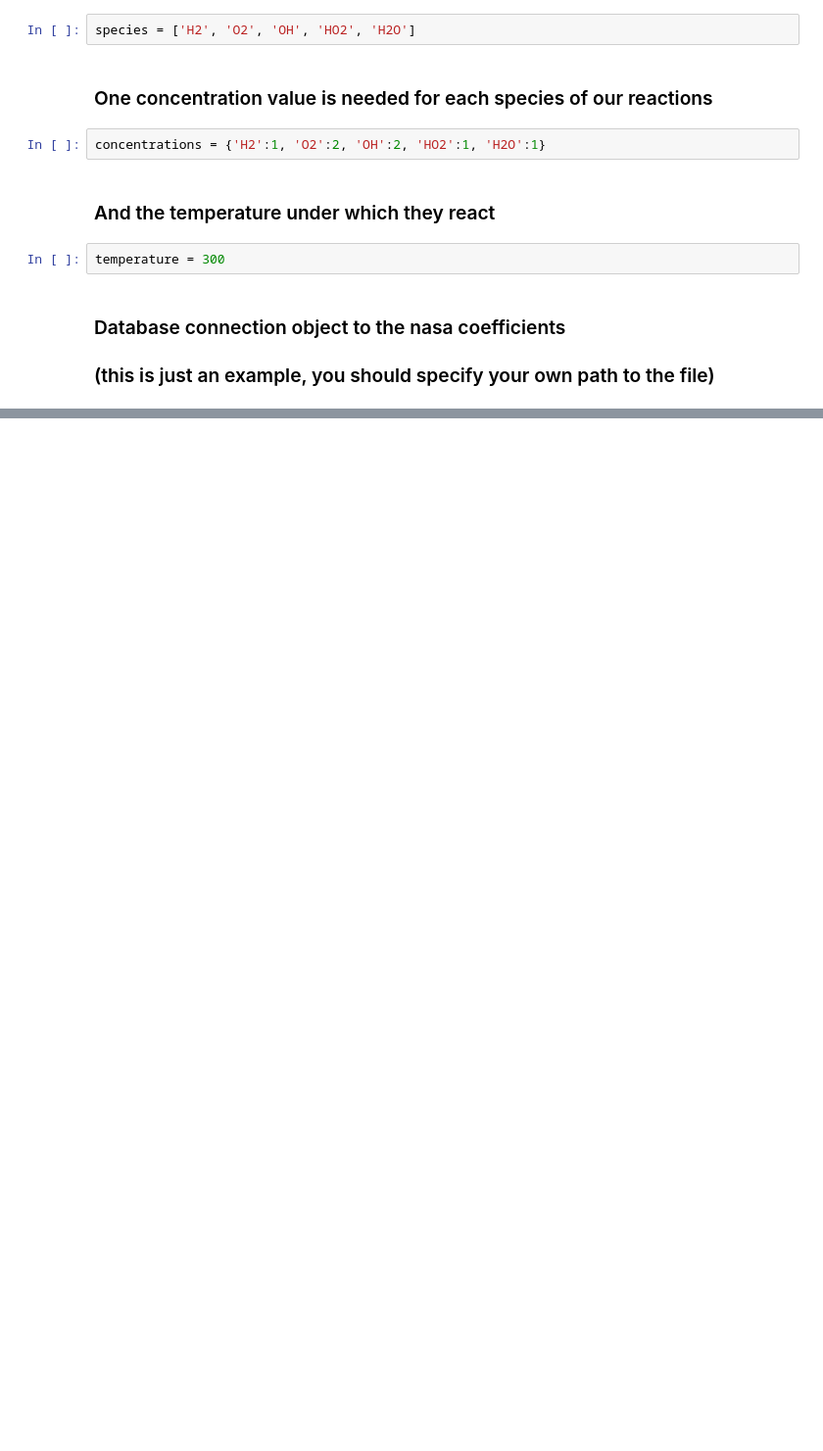
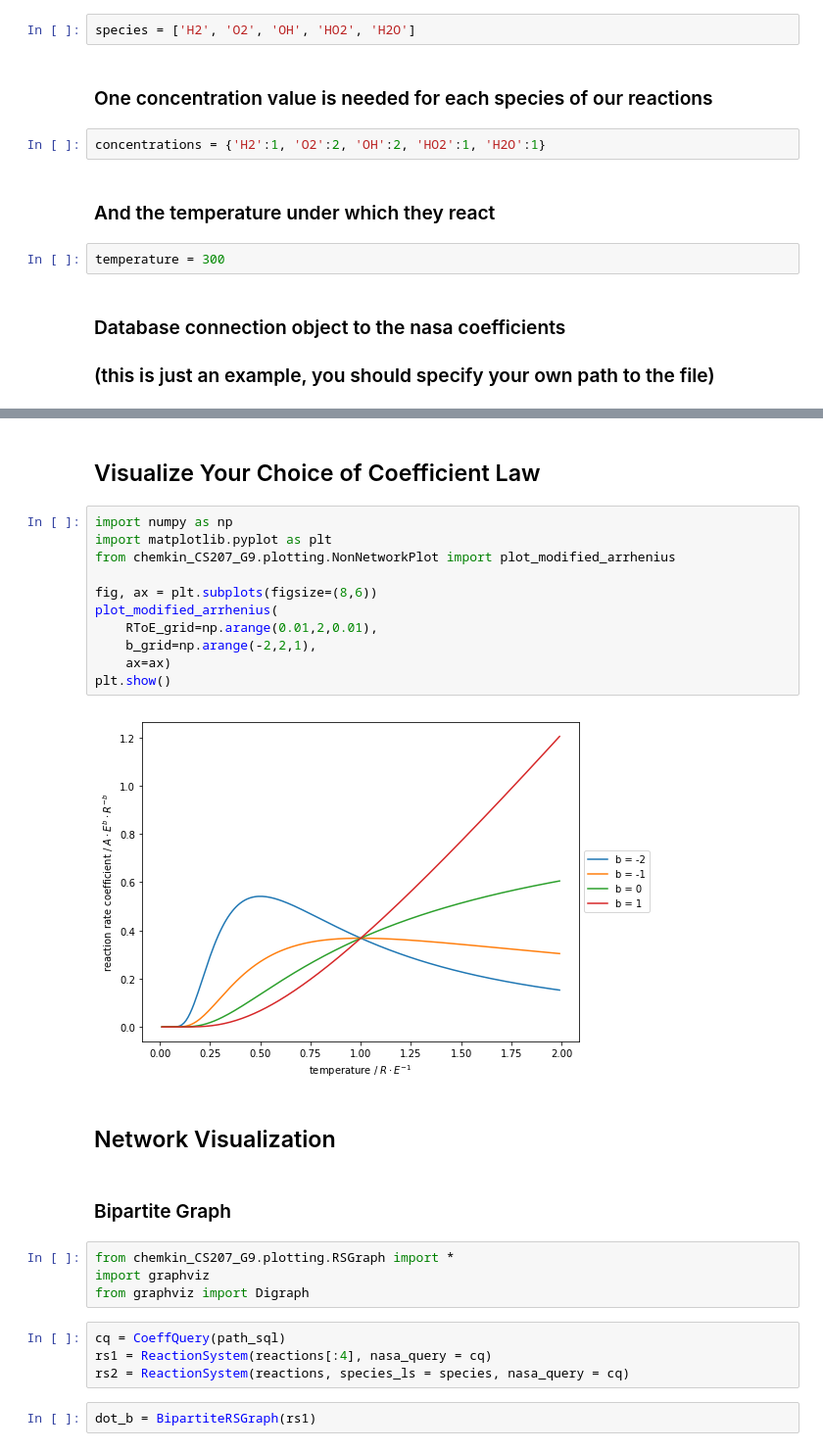
Before and after one commit to cs207group9/cs207-FinalProject, a Jupyter notebook: DEMO_MONDAY_DEC_11_GROUP9.ipynb, the cells around one changed output, grey strips where cells are left out. Shown at 98% size. Cells and saved outputs as stored; diff of their text form; blank space fills up the shorter version.

```diff
--- a/DEMO_MONDAY_DEC_11_GROUP9.ipynb
+++ b/DEMO_MONDAY_DEC_11_GROUP9.ipynb
@@ -33,0 +199,29 @@ nasa_query = CoeffQuery('nasa_thermo_all.sqlite')
+# %% [markdown]
+## Visualize Your Choice of Coefficient Law
+# %%
+import numpy as np
+import matplotlib.pyplot as plt
+from chemkin_CS207_G9.plotting.NonNetworkPlot import plot_modified_arrhenius
+
+fig, ax = plt.subplots(figsize=(8,6))
+plot_modified_arrhenius(
+    RToE_grid=np.arange(0.01,2,0.01),
+    b_grid=np.arange(-2,2,1),
+    ax=ax)
+plt.show()
+# %% [output]
+[figure, added]
+# %% [markdown]
+##  Network Visualization
+# %% [markdown]
+### Bipartite Graph
+# %%
+from chemkin_CS207_G9.plotting.RSGraph import *
+import graphviz
+from graphviz import Digraph
+# %%
+cq = CoeffQuery(path_sql)
+rs1 = ReactionSystem(reactions[:4], nasa_query = cq)
+rs2 = ReactionSystem(reactions, species_ls = species, nasa_query = cq)
+# %%
+dot_b = BipartiteRSGraph(rs1)
```
Also changed, not shown: parts of 32 cells of this notebook.
